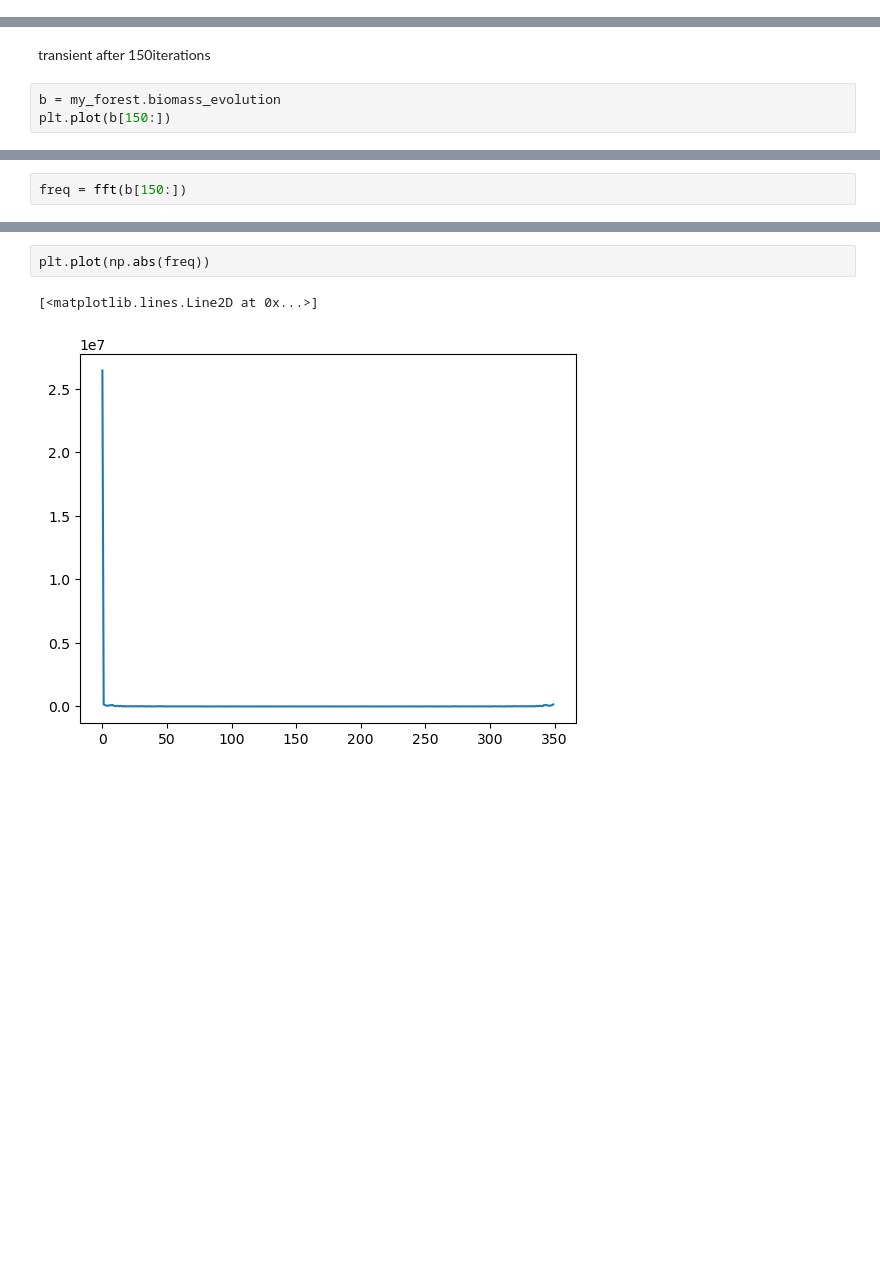
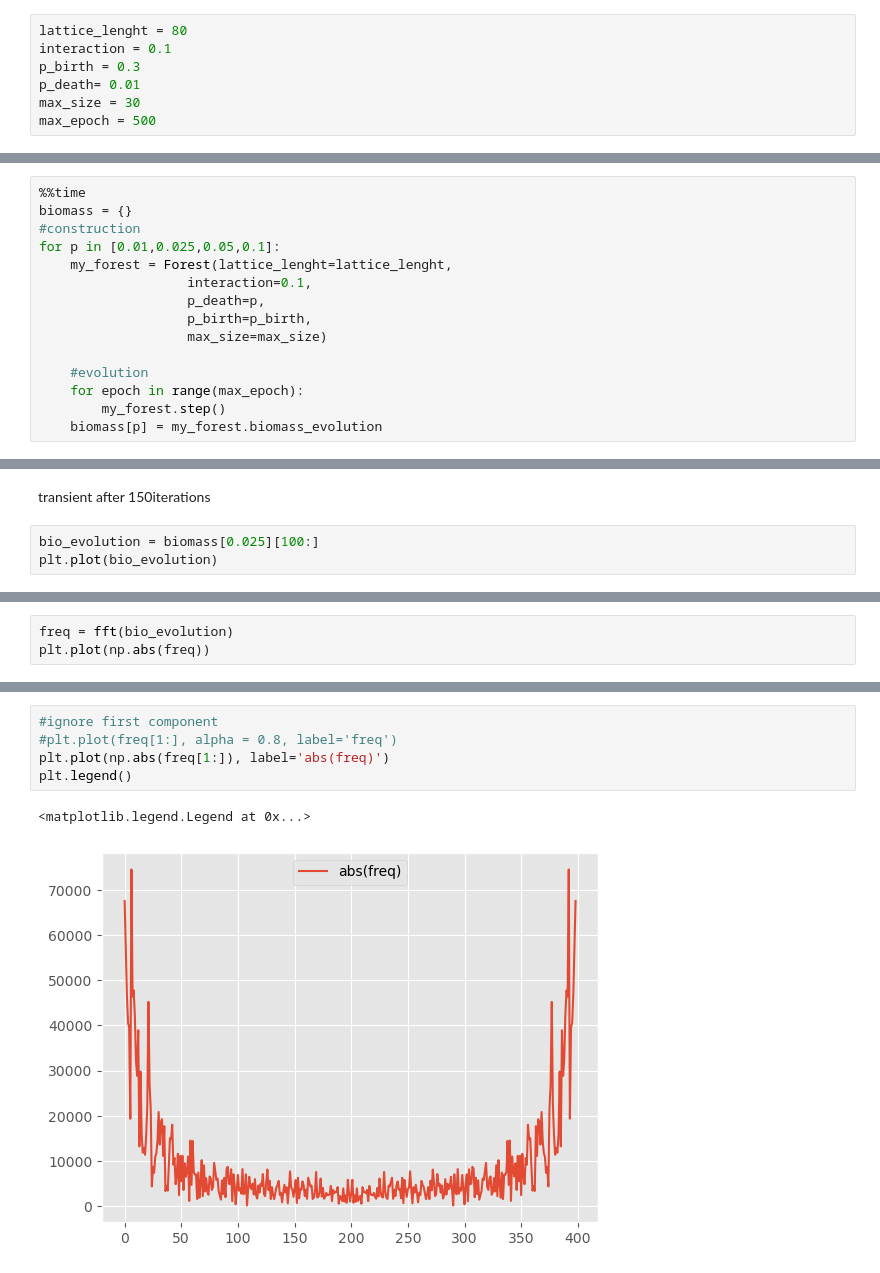
Before and after one commit to DanielePignedoli/ForestGame, a Jupyter notebook: forset_game.ipynb, the cells around one changed output, grey strips where cells are left out. Saved outputs shown, nothing was run; the diff lists cells and outputs as text; blank space fills up the shorter version.

```diff
--- a/forset_game.ipynb
+++ b/forset_game.ipynb
@@ -410 +165,8 @@ max_epoch = 500
+# %%
+lattice_lenght = 80
+interaction = 0.1
+p_birth = 0.3
+p_death= 0.01
+max_size = 30
+max_epoch = 500
 # %%
@@ -430,0 +208,15 @@ Text(300, 140000, '$\\gamma = 0.1$')
+# %%
+%%time
+biomass = {}
+#construction
+for p in [0.01,0.025,0.05,0.1]:
+    my_forest = Forest(lattice_lenght=lattice_lenght,
+                   interaction=0.1,
+                   p_death=p,
+                   p_birth=p_birth,
+                   max_size=max_size)
+
+    #evolution
+    for epoch in range(max_epoch):
+        my_forest.step()
+    biomass[p] = my_forest.biomass_evolution
@@ -431,7 +242,7 @@ Text(300, 140000, '$\\gamma = 0.1$')
 # %% [markdown]
 transient after 150iterations
 # %%
-b = my_forest.biomass_evolution
-plt.plot(b[150:])
+bio_evolution = biomass[0.025][100:]
+plt.plot(bio_evolution)
 # %% [output]
 [<matplotlib.lines.Line2D at 0x...>]
@@ -441,2 +250,3 @@ from scipy.fft import fft
 # %%
-freq = fft(b[150:])
+freq = fft(bio_evolution)
+plt.plot(np.abs(freq))
@@ -443,5 +256,8 @@ freq = fft(b[150:])
 # %%
-plt.plot(np.abs(freq))
+#ignore first component
+#plt.plot(freq[1:], alpha = 0.8, label='freq')
+plt.plot(np.abs(freq[1:]), label='abs(freq)')
+plt.legend()
 # %% [output]
-[<matplotlib.lines.Line2D at 0x...>]
+<matplotlib.legend.Legend at 0x...>
-[figure, old version]
+[figure, new version]
```
Also changed, not shown: parts of 72 cells of this notebook.
